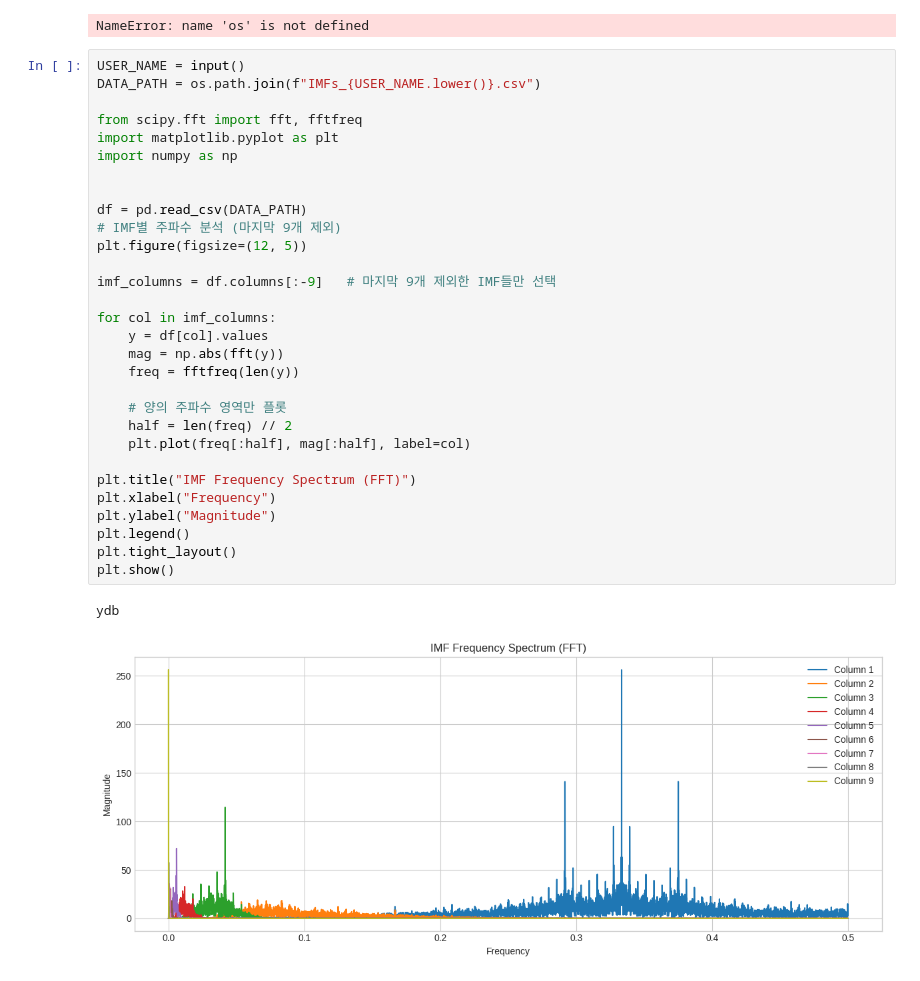
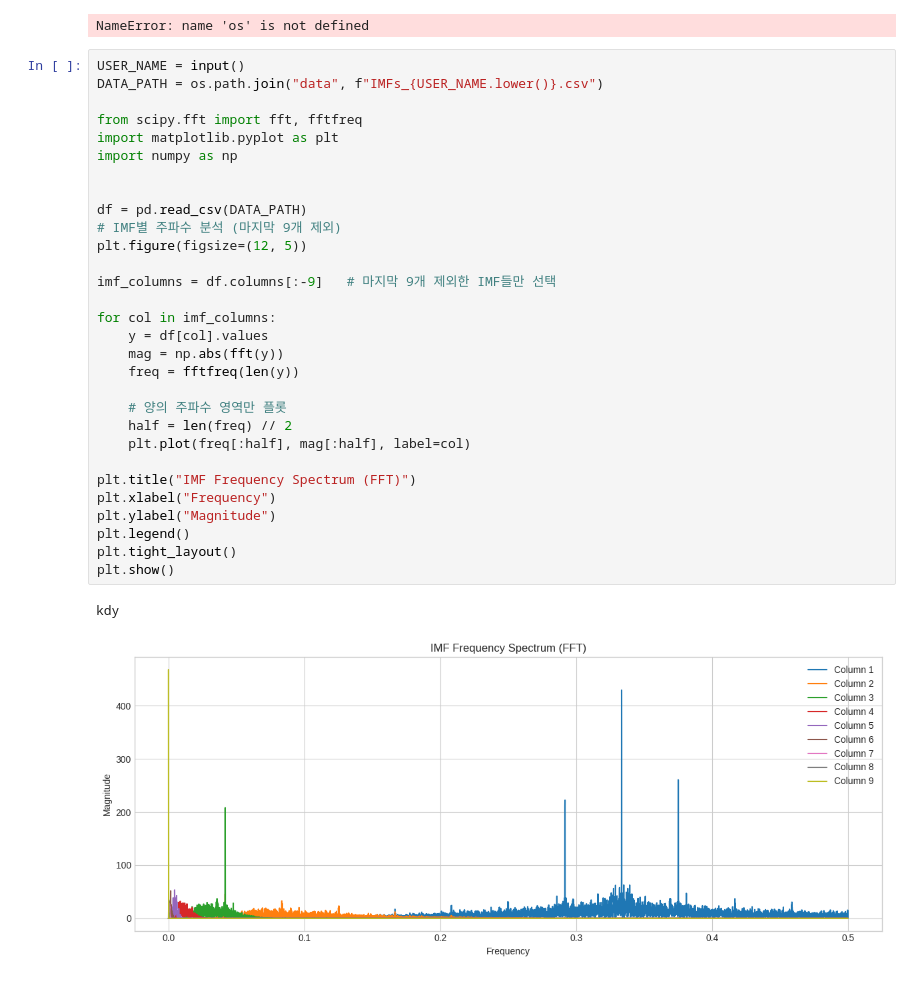
Before and after one commit to byyeori/draft, a Jupyter notebook: imf_eda.ipynb, the cells around one changed output. Drawn from its saved outputs; the diff is of its cells as text.

```diff
--- a/imf_eda.ipynb
+++ b/imf_eda.ipynb
@@ -203,34 +203,34 @@ ydb
 NameError: name 'os' is not defined
 # %%
 USER_NAME = input()
-DATA_PATH = os.path.join(f"IMFs_{USER_NAME.lower()}.csv")
+DATA_PATH = os.path.join("data", f"IMFs_{USER_NAME.lower()}.csv")
 
 from scipy.fft import fft, fftfreq
 import matplotlib.pyplot as plt
 import numpy as np
 
 
 df = pd.read_csv(DATA_PATH)
 # IMF별 주파수 분석 (마지막 9개 제외)
 plt.figure(figsize=(12, 5))
 
 imf_columns = df.columns[:-9]   # 마지막 9개 제외한 IMF들만 선택
 
 for col in imf_columns:
     y = df[col].values
     mag = np.abs(fft(y))
     freq = fftfreq(len(y))
 
     # 양의 주파수 영역만 플롯
     half = len(freq) // 2
     plt.plot(freq[:half], mag[:half], label=col)
 
 plt.title("IMF Frequency Spectrum (FFT)")
 plt.xlabel("Frequency")
 plt.ylabel("Magnitude")
 plt.legend()
 plt.tight_layout()
 plt.show()
 # %% [output]
-ydb
+kdy
-[figure, old version]
+[figure, new version]
```
Also changed, not shown: parts of 1 cell of this notebook, 4 other files.
